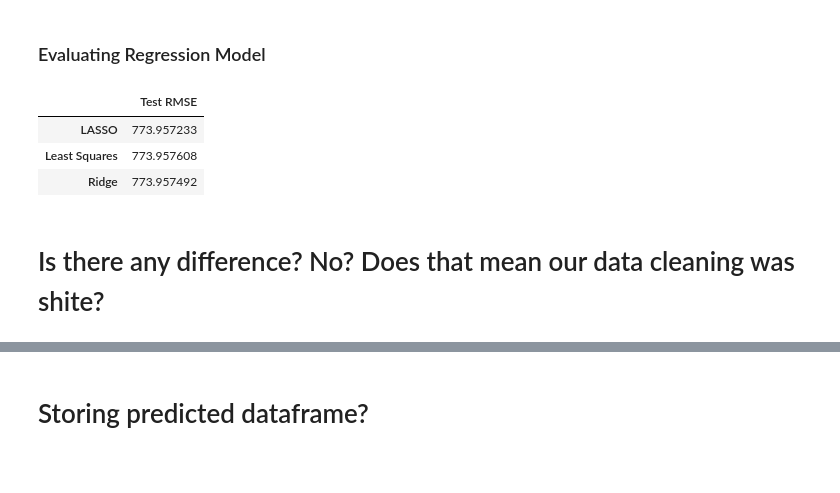
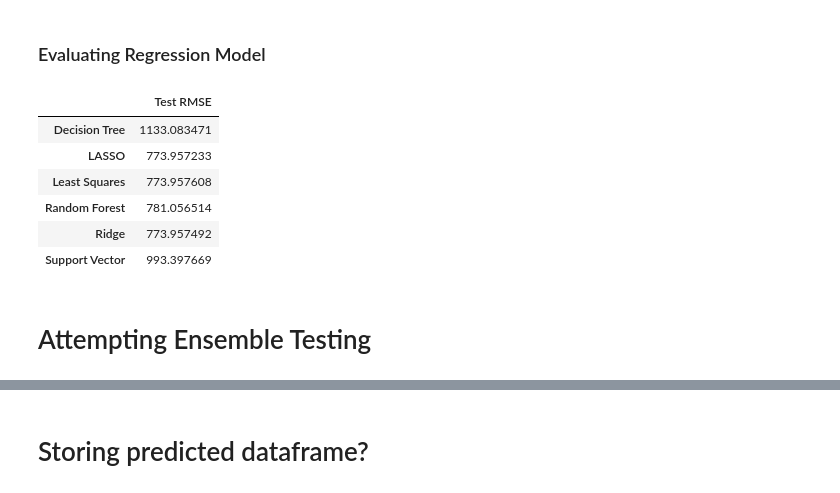
Before and after one commit to Thabo-5/regression10, a Jupyter notebook: BasicNotebook.ipynb, the cells around one changed output, grey strips where cells are left out. Cells and saved outputs as stored; diff of their text form; code cells hidden in the pictures; blank space fills up the shorter version.

Commit message:
added ensemble regression

```diff
--- a/BasicNotebook.ipynb
+++ b/BasicNotebook.ipynb
@@ -1072,0 +782,7 @@ X_std_train, X_std_val, y_std_train, y_std_val = train_test_split(X_scaled, y, t
+# %%
+from sklearn.tree import DecisionTreeRegressor
+
+# Instantiate regression tree model
+regr_tree = DecisionTreeRegressor(random_state=42)
+
+regr_tree.fit(X_train,y_train)
@@ -1072,0 +798,5 @@ X_std_train, X_std_val, y_std_train, y_std_val = train_test_split(X_scaled, y, t
+# %%
+from sklearn.ensemble import RandomForestRegressor
+
+RF = RandomForestRegressor()
+RF.fit(X_train,y_train)
@@ -1072,0 +813,7 @@ X_std_train, X_std_val, y_std_train, y_std_val = train_test_split(X_scaled, y, t
+# %%
+from sklearn.svm import SVR
+
+# Instantiate support vector regression model
+sv_reg = SVR(kernel='rbf', gamma='auto')
+
+sv_reg.fit(X_train,y_train)
@@ -1185,6 +935,9 @@ coeff_compare
 y_lin_pred = regressor.predict(X_val)
 y_rdge_pred = ridge.predict(X_std_val)
 y_lsso_pred = lasso.predict(X_std_val)
+y_tree_pred = regr_tree.predict(X_val)
+y_rf_pred = RF.predict(X_val)
+y_sv_pred = sv_reg.predict(X_val)
 # %%
 # Storing predicted dependent variable results from unseen set of predictor variables
 
@@ -1196,24 +952,30 @@ sub_lsso_pred = lasso.predict(X_test_scaled)
 # %%
 from sklearn import metrics
 from math import sqrt
 
 # dictionary of results
 results_dict = {'Test RMSE':
                     {
                         "Least Squares": sqrt(metrics.mean_squared_error(y_val, y_lin_pred)),
                         "Ridge": sqrt(metrics.mean_squared_error(y_val, y_rdge_pred)),
-                        "LASSO": sqrt(metrics.mean_squared_error(y_val, y_lsso_pred))
+                        "LASSO": sqrt(metrics.mean_squared_error(y_val, y_lsso_pred)),
+                        "Decision Tree":sqrt(metrics.mean_squared_error(y_val, y_tree_pred)),
+                        "Random Forest":sqrt(metrics.mean_squared_error(y_val, y_rf_pred)),
+                        "Support Vector":sqrt(metrics.mean_squared_error(y_val, y_sv_pred))
                     }
                 }
 # create dataframe from dictionary
 results_df = pd.DataFrame(data=results_dict)
 
 # view the results
 results_df
 # %% [output]
 |  | Test RMSE |
+| Decision Tree | 1133.083471 |
 | LASSO | 773.957233 |
 | Least Squares | 773.957608 |
+| Random Forest | 781.056514 |
 | Ridge | 773.957492 |
+| Support Vector | 993.397669 |
-# %% [markdown]
-# Is there any difference? No? Does that mean our data cleaning was shite?
+# %% [markdown]
+# Attempting Ensemble Testing
```
Also changed, not shown: parts of 61 cells of this notebook.
